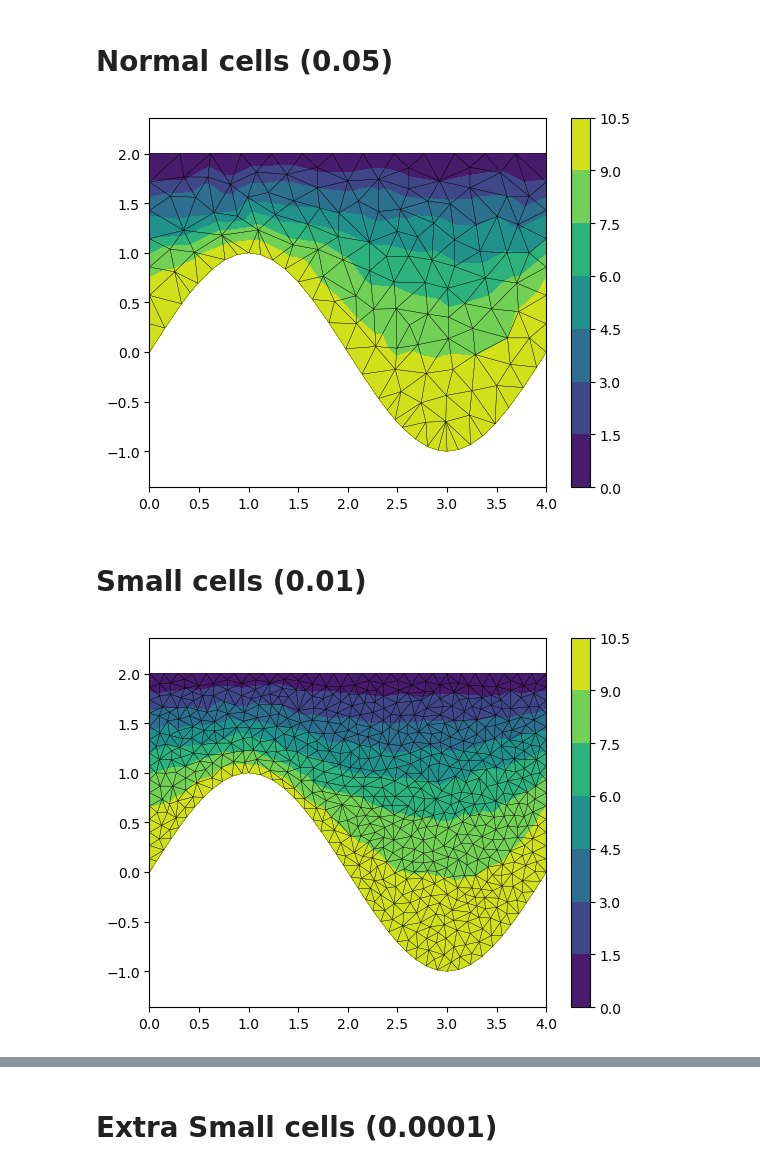
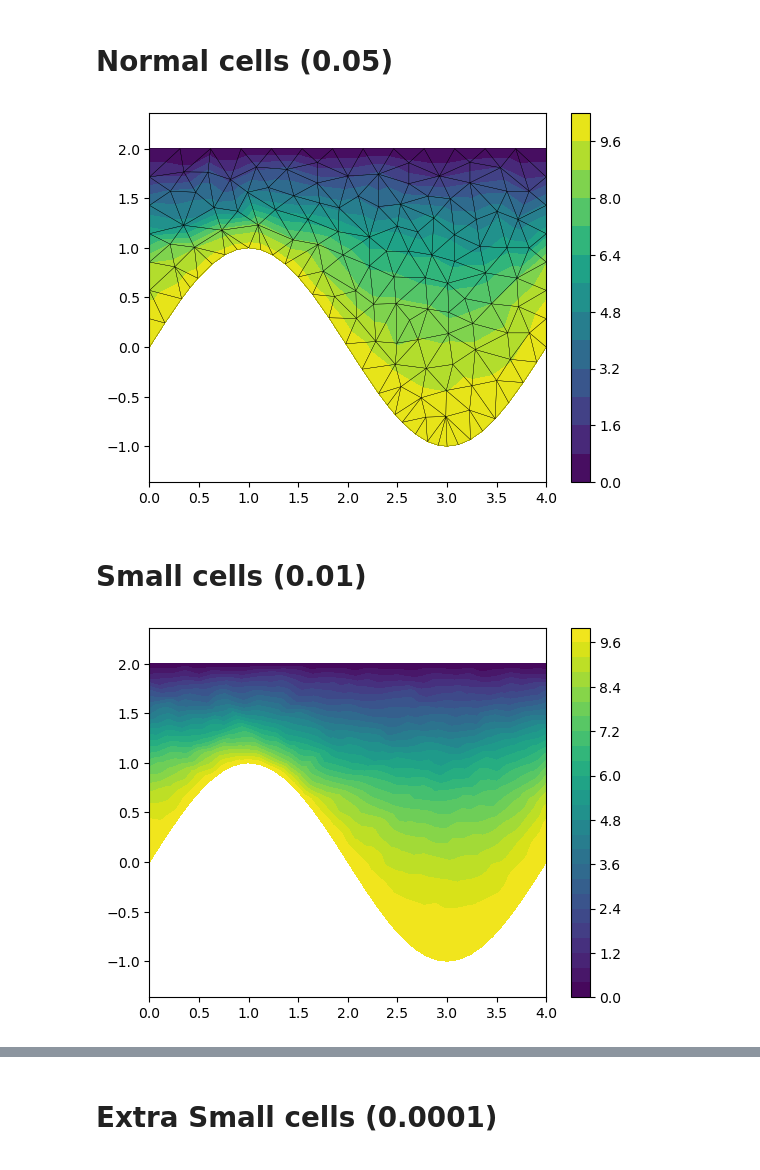
Before and after one commit to sanonesan/2d_Laplace_eq_FEM, a Jupyter notebook: laplace_eq_domain_1_sin.ipynb, the cells around one changed output, grey strips where cells are left out. Cells and saved outputs as stored; diff of their text form; code cells hidden in the pictures.

```diff
--- a/laplace_eq_domain_1_sin.ipynb
+++ b/laplace_eq_domain_1_sin.ipynb
@@ -43,7 +45,7 @@ for element in df_elements.values:
     element -= 1;
 
 triangulation = tri.Triangulation(df_x_y["x"].values, df_x_y["y"].values, triangles=df_elements.values)
-plt.tricontourf(triangulation, df_z["sol"].values)
+plt.tricontourf(triangulation, df_z["sol"].values, levels = 12)
 # show
 plot_fem_mesh(df_x_y["x"].values, df_x_y["y"].values, df_elements.values)
 
@@ -51,27 +53,27 @@ plt.colorbar()
 plt.axis('equal')
 plt.show()
 # %% [output]
-[figure, old version]
+[figure, new version]
 # %% [markdown]
 <h1> Small cells (0.01)
 # %%
 df_x_y = pd.read_csv("./domains/domain_1/mesh001/mesh_nodes.csv")
 df_z = pd.read_csv("./output/domain_1/mesh001/Test_domain_1_sin_mesh_001_solution.csv")
 df_elements = pd.read_csv("./domains/domain_1/mesh001/mesh_polygons.csv")
 for element in df_elements.values:
     element -= 1;
 
 
 triangulation = tri.Triangulation(df_x_y["x"].values, df_x_y["y"].values, triangles=df_elements.values)
-plt.tricontourf(triangulation, df_z["sol"].values)
+plt.tricontourf(triangulation, df_z["sol"].values, levels=25)
 # show
-plot_fem_mesh(df_x_y["x"].values, df_x_y["y"].values, df_elements.values)
+#plot_fem_mesh(df_x_y["x"].values, df_x_y["y"].values, df_elements.values)
 
 plt.colorbar()
 plt.axis('equal')
 plt.show()
 # %% [output]
-[figure, old version]
+[figure, new version]
 # %%
 df_x_y = pd.read_csv("./domains/domain_1/mesh001/mesh_nodes.csv")
 df_z = pd.read_csv("./output/domain_1/mesh001/Test_domain_1_sin_mesh_001_solution.csv")
```
Also changed, not shown: parts of 4 cells of this notebook, 52 other files.
